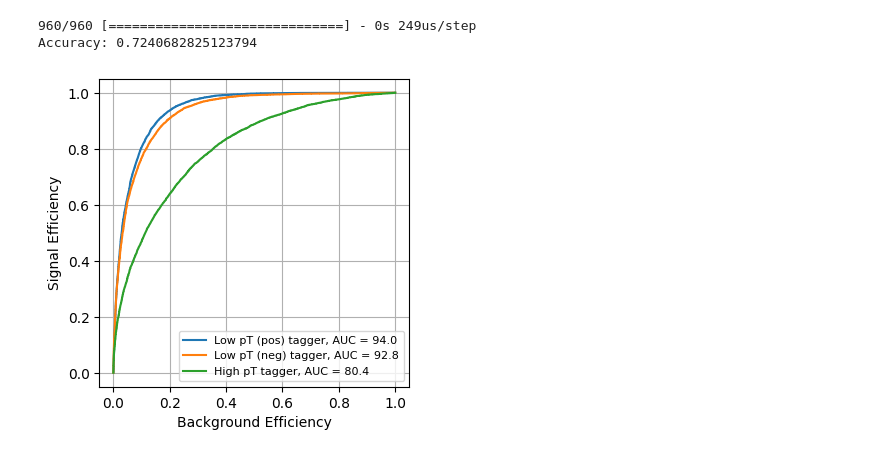
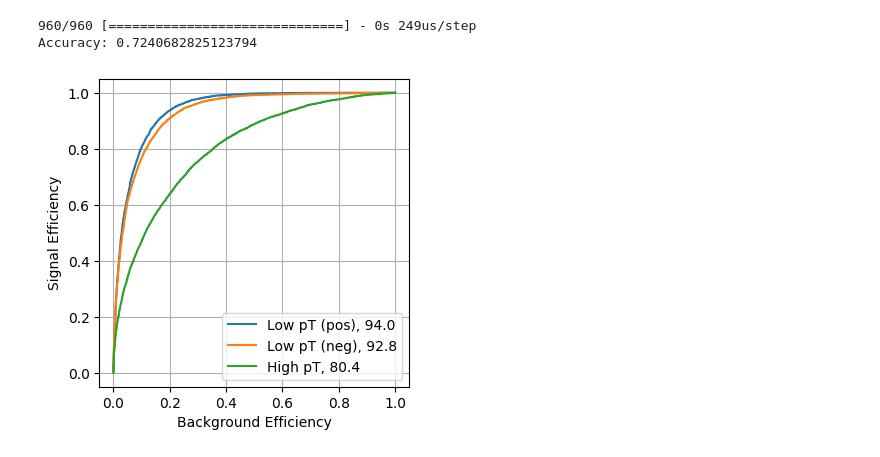
Before and after one commit to hftsoi/smart-pixels, a Jupyter notebook: smart_pixels.ipynb, the cells around one changed output. Cells and saved outputs as stored; diff of their text form; code cells hidden in the pictures.

Commit message:
eff plot

```diff
--- a/smart_pixels.ipynb
+++ b/smart_pixels.ipynb
@@ -287,18 +295,18 @@ Accuracy: 0.7240682825123794
 # %%
 def plot_roc(y_test, y_pred, labels):
     for x, label in enumerate(labels):
         fpr, tpr, _ = roc_curve(y_test[:, x], y_pred[:, x])
-        plt.plot(fpr, tpr, label='{0} tagger, AUC = {1:.1f}'.format(label, auc(fpr, tpr)*100.), linestyle='-')
+        plt.plot(fpr, tpr, label='{0}, {1:.1f}'.format(label, auc(fpr, tpr)*100.), linestyle='-')
     #plt.semilogy()
     #plt.semilogx()
     plt.ylabel("Signal Efficiency")
     plt.xlabel("Background Efficiency")
     #plt.ylim(0.00001, 1)
     #plt.xlim(0.00001, 1)
     plt.grid(True)
-    plt.legend(loc='best', fontsize=8)
+    plt.legend(loc='best', fontsize=10)
 
 plt.figure(figsize=(4, 4))
 plot_roc(Y_test, Y_pred, ['Low pT (pos)','Low pT (neg)','High pT'])
 # %% [output]
-[figure, old version]
+[figure, new version]
```
Also changed, not shown: parts of 4 cells of this notebook.
